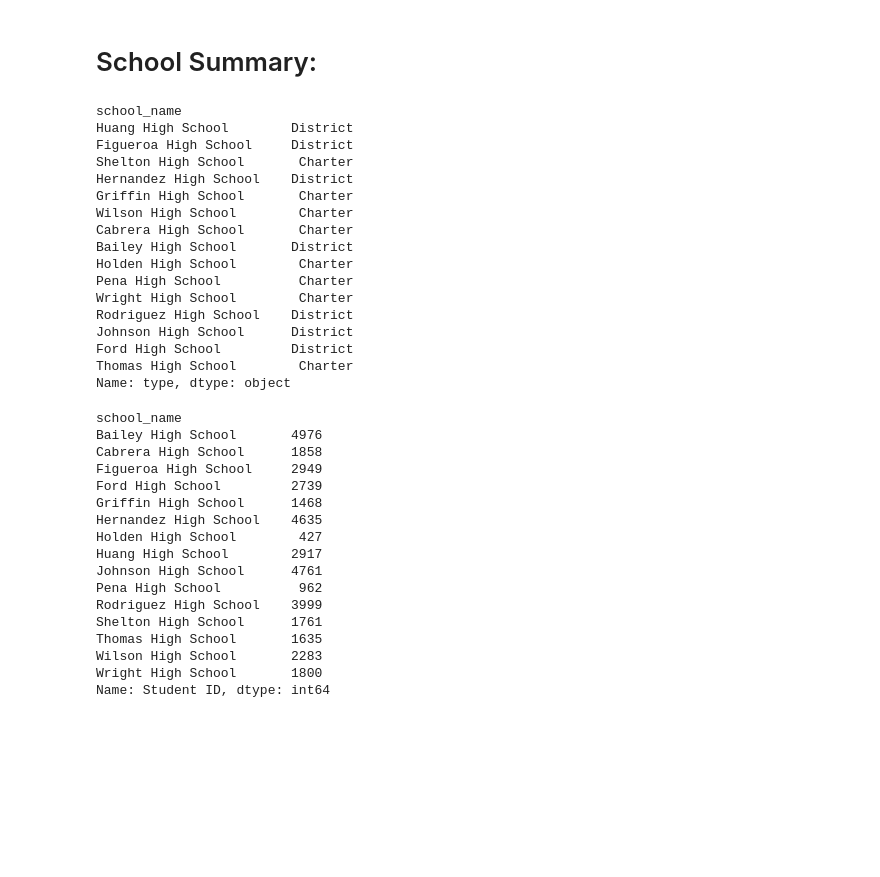
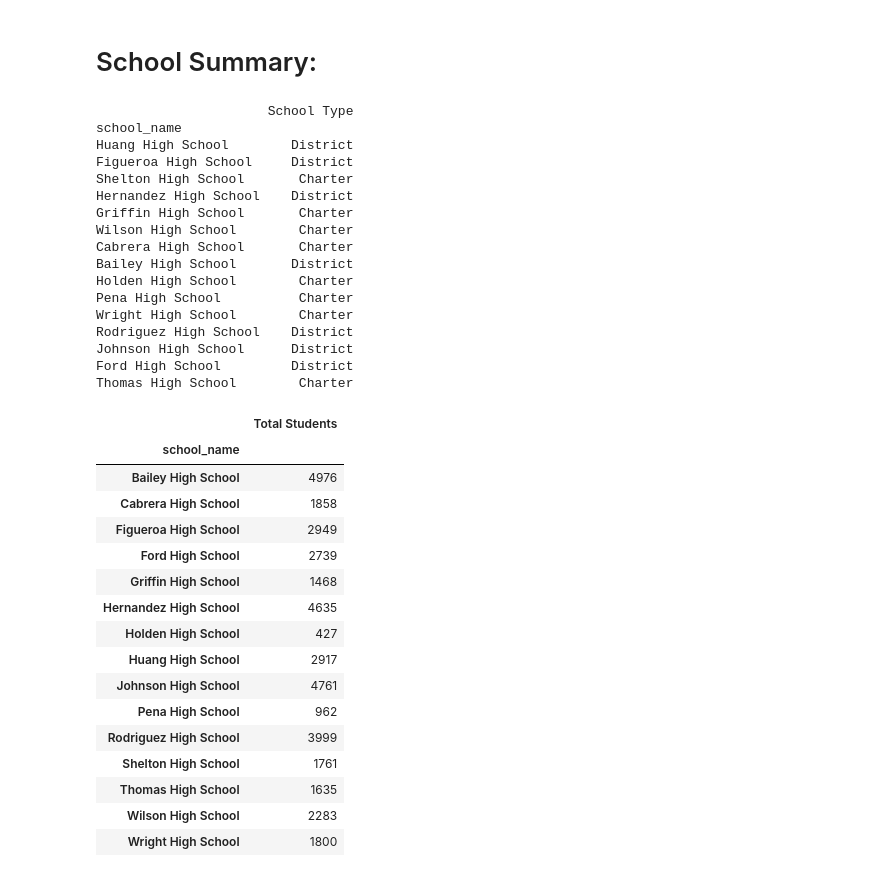
Before and after one commit to Evdawg/pandas-challenge, a Jupyter notebook: PyCitySchools/PyCitySchools_solution.ipynb, the cells around one changed output. Cells and saved outputs as stored; diff of their text form; code cells hidden in the pictures; blank space fills up the shorter version.

```diff
--- a/PyCitySchools/PyCitySchools_solution.ipynb
+++ b/PyCitySchools/PyCitySchools_solution.ipynb
@@ -117,9 +117,11 @@ district_summ_df
 # %% [markdown]
 # School Summary:
 # %%
-school_types_df = school_data.set_index(['school_name'])['type']
-school_types_df
+school_types = school_data.set_index(['school_name'])['type']
+school_types_df = pd.DataFrame(school_types).rename(columns= {'type': 'School Type'})
+print(school_types_df)
 # %% [output]
+                      School Type
 school_name
 Huang High School        District
 Figueroa High School     District
@@ -136,27 +138,27 @@ Rodriguez High School    District
 Johnson High School      District
 Ford High School         District
 Thomas High School        Charter
-Name: type, dtype: object
 # %%
 per_school_stu_counts = full_school_data_df.groupby(['school_name']).count()['Student ID']
-per_school_stu_counts
+per_school_stu_counts_df = pd.DataFrame(per_school_counts).rename(columns= {'Student ID': 'Total Students'})
+per_school_stu_counts_df
 # %% [output]
-school_name
-Bailey High School       4976
-Cabrera High School      1858
-Figueroa High School     2949
-Ford High School         2739
-Griffin High School      1468
-Hernandez High School    4635
-Holden High School        427
-Huang High School        2917
-Johnson High School      4761
-Pena High School          962
-Rodriguez High School    3999
-Shelton High School      1761
-Thomas High School       1635
-Wilson High School       2283
-Wright High School       1800
-Name: Student ID, dtype: int64
+|  | Total Students |
+| school_name |  |
+| Bailey High School | 4976 |
+| Cabrera High School | 1858 |
+| Figueroa High School | 2949 |
+| Ford High School | 2739 |
+| Griffin High School | 1468 |
+| Hernandez High School | 4635 |
+| Holden High School | 427 |
+| Huang High School | 2917 |
+| Johnson High School | 4761 |
+| Pena High School | 962 |
+| Rodriguez High School | 3999 |
+| Shelton High School | 1761 |
+| Thomas High School | 1635 |
+| Wilson High School | 2283 |
+| Wright High School | 1800 |
 # %%
 per_school_budget = full_school_data_df.groupby(['school_name']).mean()['budget']
```
Also changed, not shown: parts of 7 cells of this notebook.
